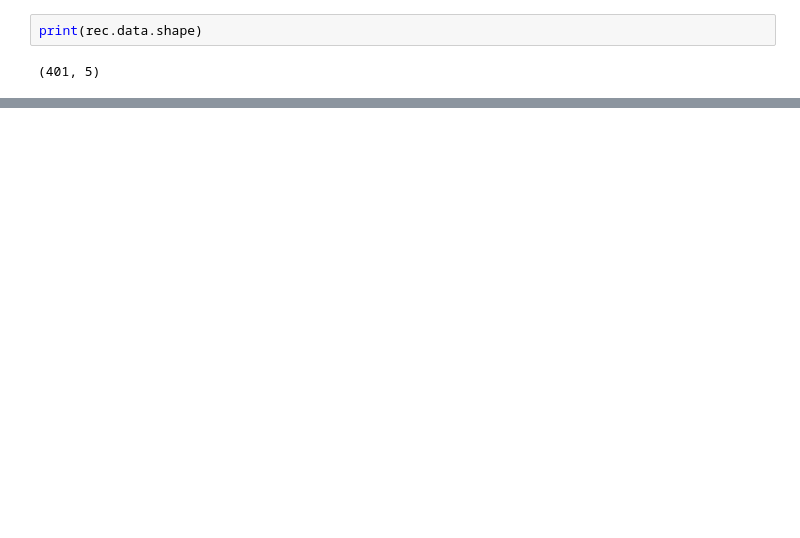
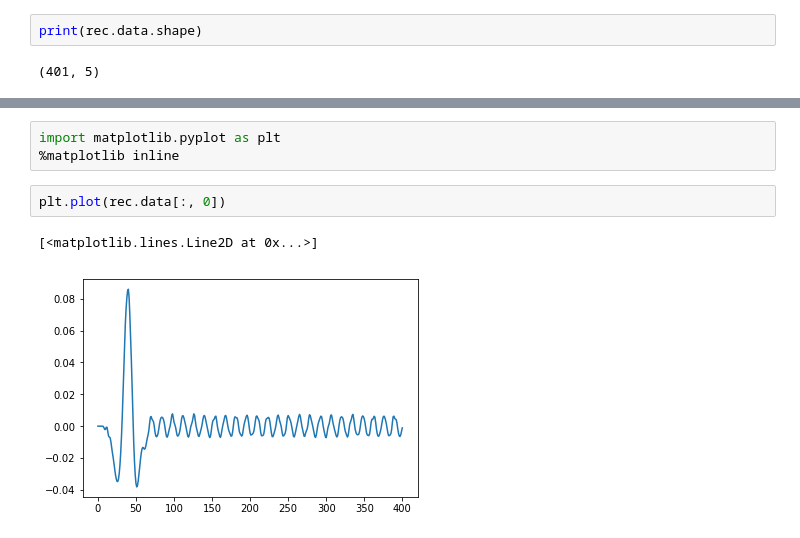
Before and after one commit to nimberledge/akm-fwi, a Jupyter notebook: acoustic_uniform_isotropic/Acoustic_Isotropic_Uniform.ipynb, the cells around one changed output, grey strips where cells are left out. Saved outputs shown, nothing was run; the diff lists cells and outputs as text; blank space fills up the shorter version.

```diff
--- a/acoustic_uniform_isotropic/Acoustic_Isotropic_Uniform.ipynb
+++ b/acoustic_uniform_isotropic/Acoustic_Isotropic_Uniform.ipynb
@@ -134,0 +135,8 @@ print(rec.data)
+# %%
+import matplotlib.pyplot as plt
+%matplotlib inline
+# %%
+plt.plot(rec.data[:, 0])
+# %% [output]
+[<matplotlib.lines.Line2D at 0x...>]
+[figure, added]
```
Also changed, not shown: parts of 4 cells of this notebook, 1 other file.
